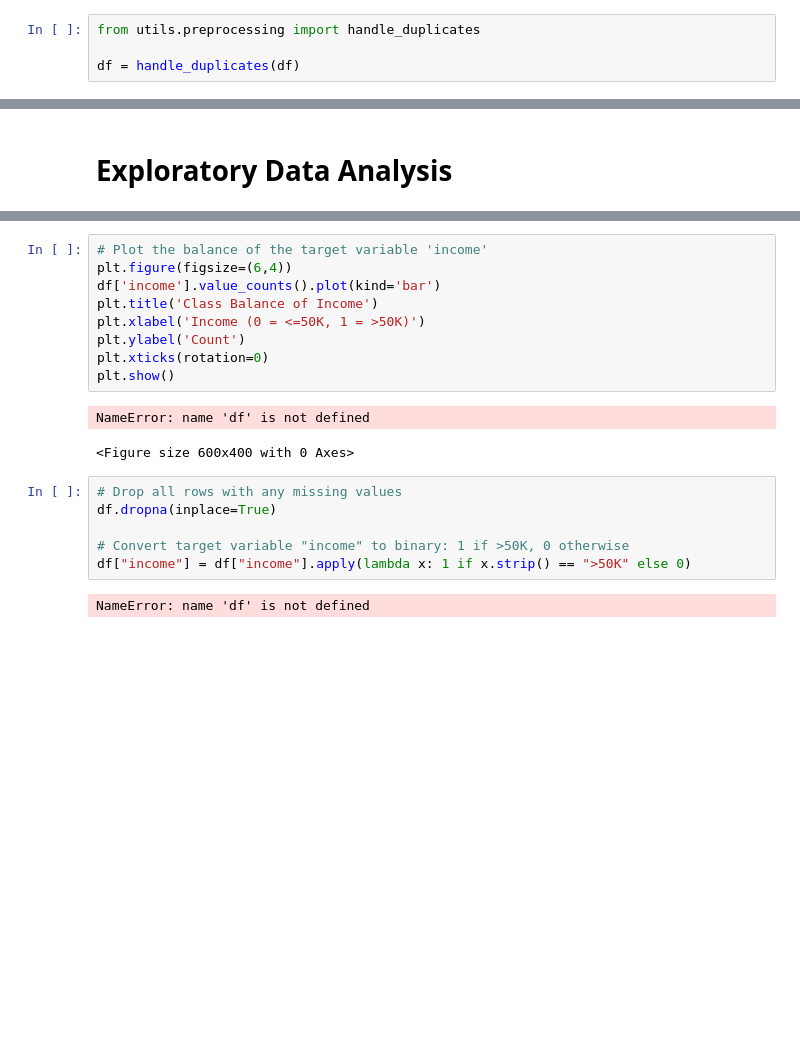
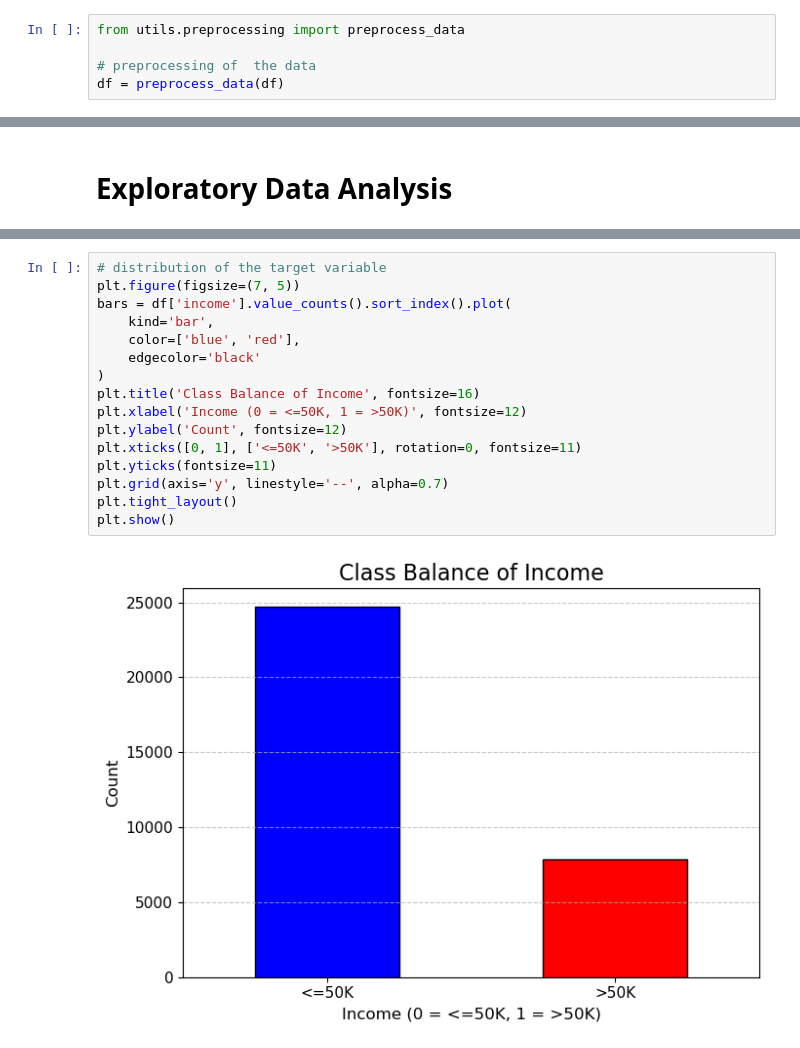
Before and after one commit to jnn-mllr/AML---final-project, a Jupyter notebook: notebooks/main.ipynb, the cells around one changed output, grey strips where cells are left out. Drawn from its saved outputs; the diff is of its cells as text; blank space fills up the shorter version.

```diff
--- a/notebooks/main.ipynb
+++ b/notebooks/main.ipynb
@@ -57,5 +65,6 @@ dtype: int64
 # %%
-from utils.preprocessing import handle_duplicates
+from utils.preprocessing import preprocess_data
 
-df = handle_duplicates(df)
+# preprocessing of  the data
+df = preprocess_data(df)
 # %% [output]
@@ -75,20 +108,18 @@ NameError: name 'df' is not defined
 # %%
-# Plot the balance of the target variable 'income'
-plt.figure(figsize=(6,4))
-df['income'].value_counts().plot(kind='bar')
-plt.title('Class Balance of Income')
-plt.xlabel('Income (0 = <=50K, 1 = >50K)')
-plt.ylabel('Count')
-plt.xticks(rotation=0)
+# distribution of the target variable
+plt.figure(figsize=(7, 5))
+bars = df['income'].value_counts().sort_index().plot(
+    kind='bar',
+    color=['blue', 'red'],
+    edgecolor='black'
+)
+plt.title('Class Balance of Income', fontsize=16)
+plt.xlabel('Income (0 = <=50K, 1 = >50K)', fontsize=12)
+plt.ylabel('Count', fontsize=12)
+plt.xticks([0, 1], ['<=50K', '>50K'], rotation=0, fontsize=11)
+plt.yticks(fontsize=11)
+plt.grid(axis='y', linestyle='--', alpha=0.7)
+plt.tight_layout()
 plt.show()
 # %% [output]
-NameError: name 'df' is not defined
-<Figure size 600x400 with 0 Axes>
+[figure, added]
-# %%
-# Drop all rows with any missing values
-df.dropna(inplace=True)
-
-# Convert target variable "income" to binary: 1 if >50K, 0 otherwise
-df["income"] = df["income"].apply(lambda x: 1 if x.strip() == ">50K" else 0)
-# %% [output]
-NameError: name 'df' is not defined
```
Also changed, not shown: parts of 15 cells of this notebook, 2 other files.
